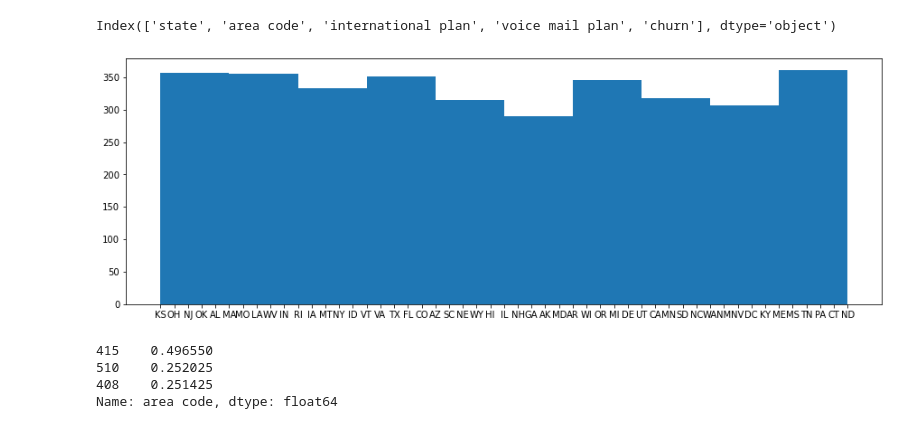
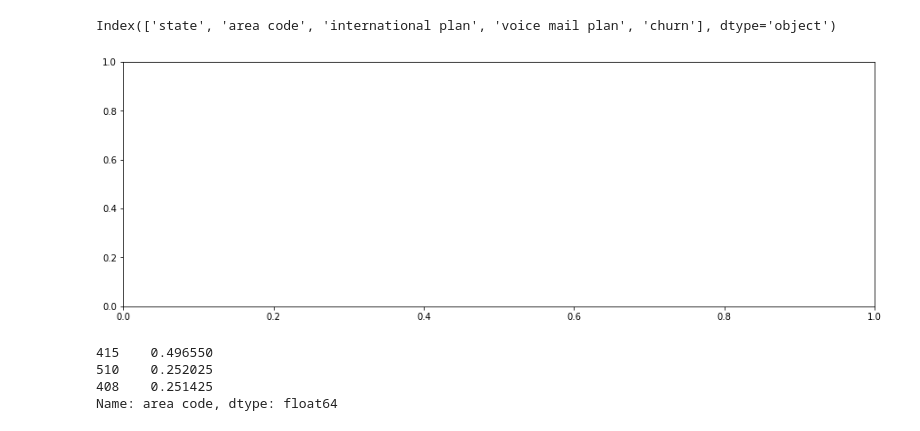
Before and after one commit to zander1268/churn-buster, a Jupyter notebook: EDA_notebook.ipynb, the cells around one changed output. Saved outputs shown, nothing was run; the diff lists cells and outputs as text; code cells hidden in the pictures.

```diff
--- a/EDA_notebook.ipynb
+++ b/EDA_notebook.ipynb
@@ -202,8 +214,9 @@ df_categorical.columns
 # %% [output]
 Index(['state', 'area code', 'international plan', 'voice mail plan', 'churn'], dtype='object')
 # %%
+#This seems to be a sample that intentionally included users in all states in roughly equal proportions
 fig, ax=plt.subplots(figsize=(15, 5))
-ax.hist(df_categorical['state']);
+#ax.hist(df_categorical['state']);
 # %% [output]
-[figure, old version]
+[figure, new version]
 # %%
```
Also changed, not shown: parts of 25 cells of this notebook, 2 other files.
